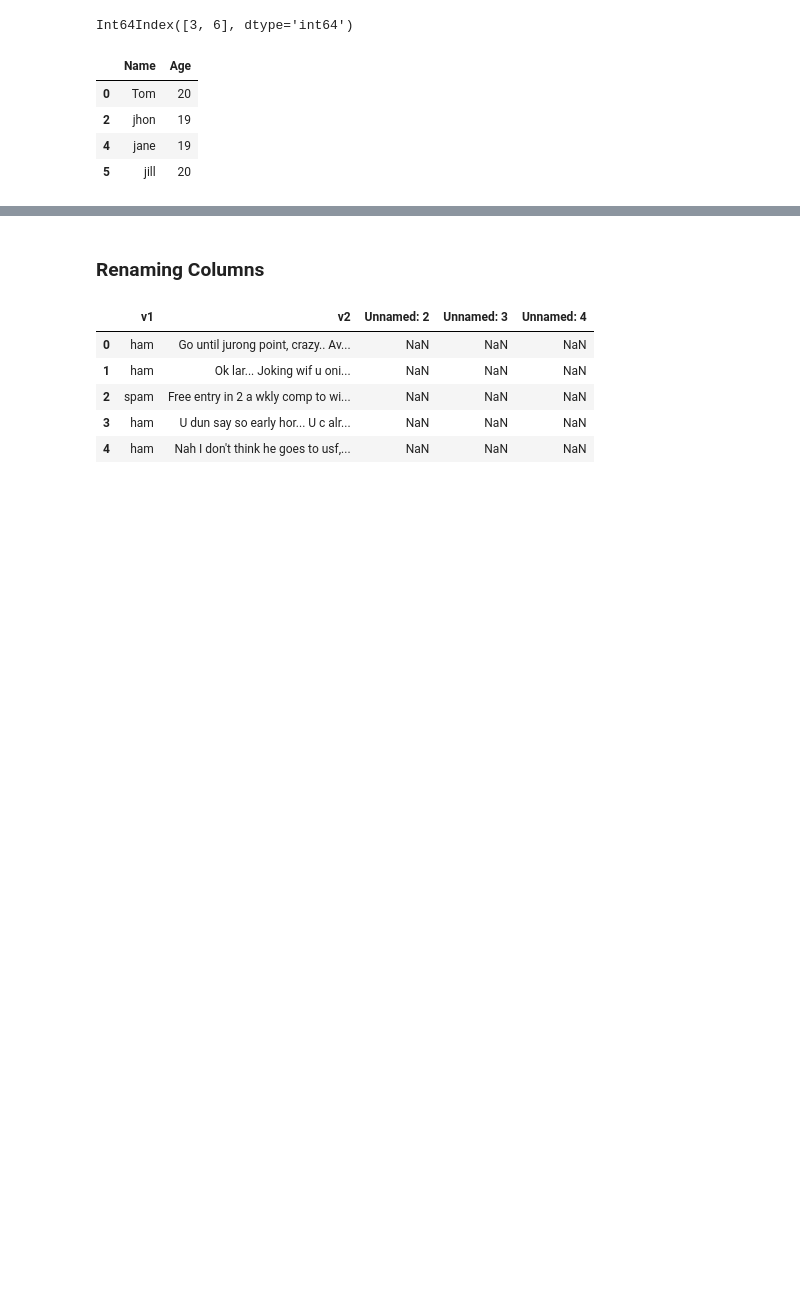
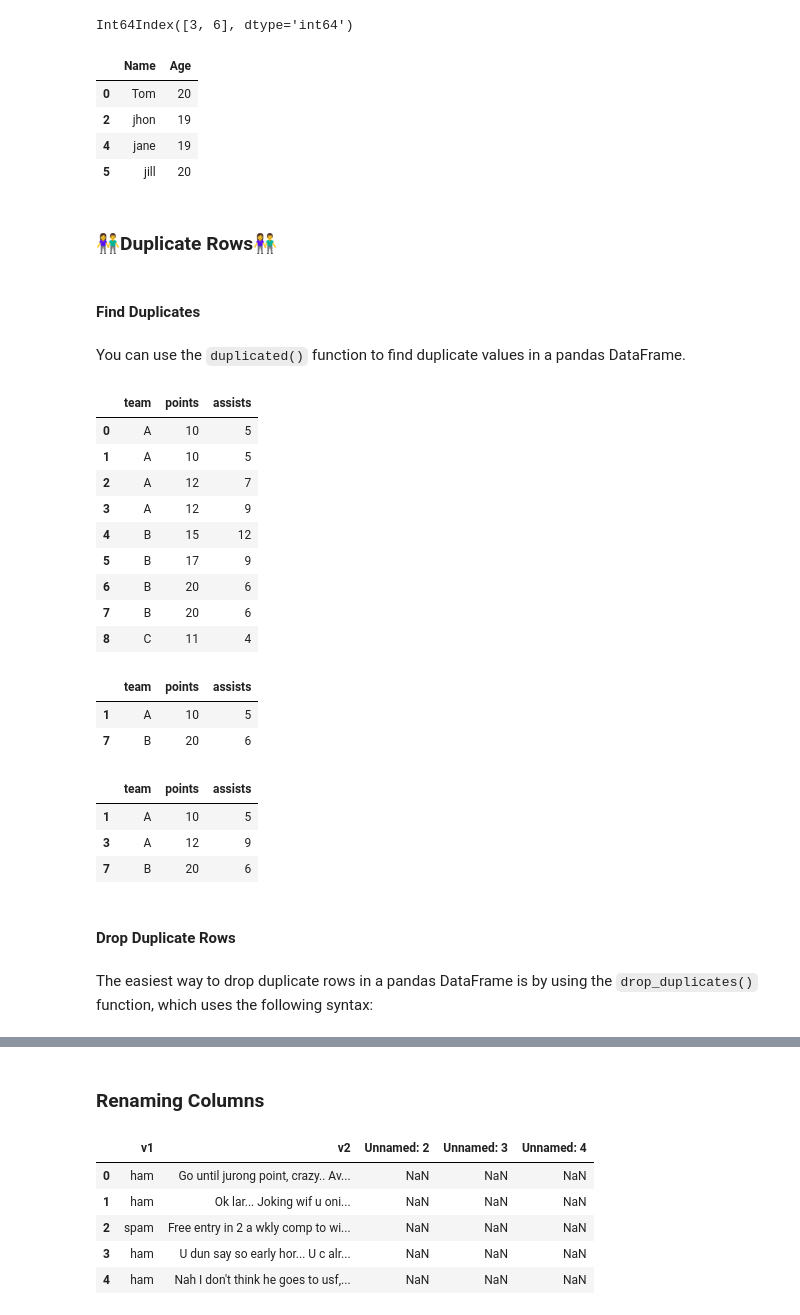
Before and after one commit to dev-SR/machine-learning, a Jupyter notebook: 01pandas/pandas.ipynb, the cells around one changed output, grey strips where cells are left out. Drawn from its saved outputs; the diff is of its cells as text; code cells hidden in the pictures; blank space fills up the shorter version.

Commit message:
pandas: impv.

```diff
--- a/01pandas/pandas.ipynb
+++ b/01pandas/pandas.ipynb
@@ -955,3 +973,9 @@ Int64Index([3, 6], dtype='int64')
 | 2 | jhon | 19 |
 | 4 | jane | 19 |
 | 5 | jill | 20 |
+# %% [markdown]
+### 👫Duplicate Rows👫
+# %% [markdown]
+#### Find Duplicates
+# %% [markdown]
+You can use the `duplicated()` function to find duplicate values in a pandas DataFrame.
@@ -957,0 +989,35 @@ Int64Index([3, 6], dtype='int64')
+# %%
+#create DataFrame
+df = pd.DataFrame({'team': ['A', 'A', 'A', 'A', 'B', 'B', 'B', 'B','C'],
+                   'points': [10, 10, 12, 12, 15, 17, 20, 20,11],
+                   'assists': [5, 5, 7, 9, 12, 9, 6, 6,4]})
+df
+# %% [output]
+|  | team | points | assists |
+| 0 | A | 10 | 5 |
+| 1 | A | 10 | 5 |
+| 2 | A | 12 | 7 |
+| 3 | A | 12 | 9 |
+| 4 | B | 15 | 12 |
+| 5 | B | 17 | 9 |
+| 6 | B | 20 | 6 |
+| 7 | B | 20 | 6 |
+| 8 | C | 11 | 4 |
+# %%
+#identify duplicate rows
+df[df.duplicated()]
+# %% [output]
+|  | team | points | assists |
+| 1 | A | 10 | 5 |
+| 7 | B | 20 | 6 |
+# %%
+df[df.duplicated(['team', 'points'])]
+# %% [output]
+|  | team | points | assists |
+| 1 | A | 10 | 5 |
+| 3 | A | 12 | 9 |
+| 7 | B | 20 | 6 |
+# %% [markdown]
+#### Drop Duplicate Rows
+# %% [markdown]
+The easiest way to drop duplicate rows in a pandas DataFrame is by using the `drop_duplicates()` function, which uses the following syntax:
```
Also changed, not shown: parts of 11 cells of this notebook, 1 other file.
